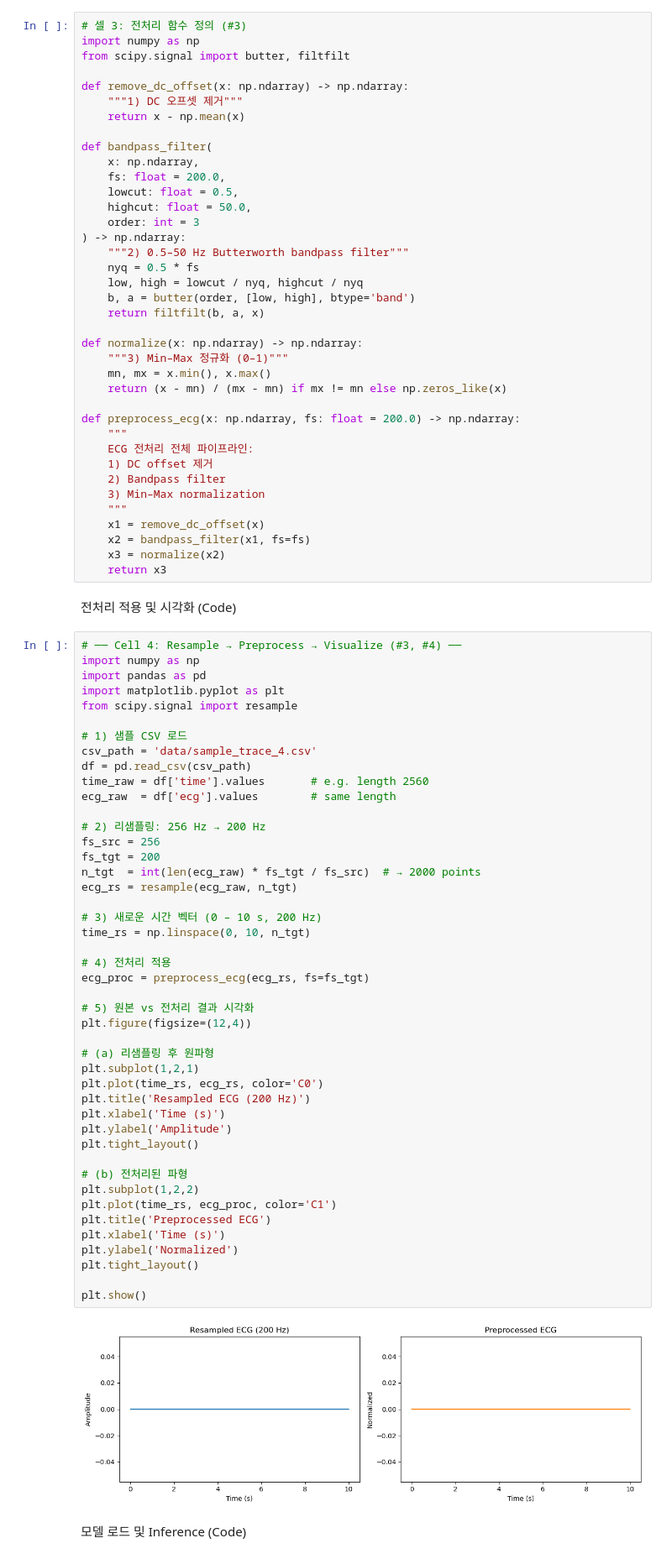
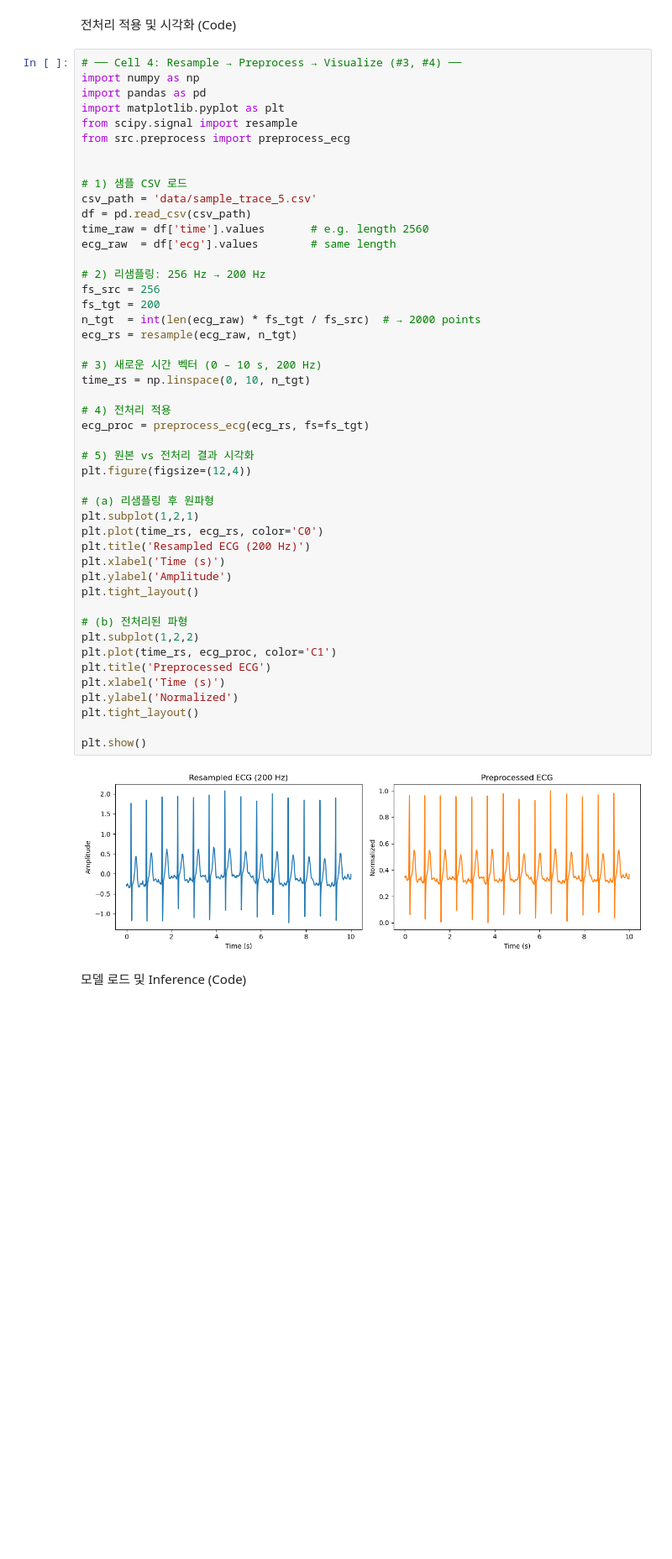
Before and after one commit to dr-you-group/PROPHECG-Age-Single, a Jupyter notebook: notebooks/main.ipynb, the cells around one changed output. Shown at 84% size. Saved outputs shown, nothing was run; the diff lists cells and outputs as text; blank space fills up the shorter version.

Commit message:
feat: add preprocess script, sample data, notebooks, inference flow

```diff
--- a/notebooks/main.ipynb
+++ b/notebooks/main.ipynb
@@ -44,41 +42,3 @@ plt.show()
-# %%
-# 셀 3: 전처리 함수 정의 (#3)
-import numpy as np
-from scipy.signal import butter, filtfilt
-
-def remove_dc_offset(x: np.ndarray) -> np.ndarray:
-    """1) DC 오프셋 제거"""
-    return x - np.mean(x)
-
-def bandpass_filter(
-    x: np.ndarray,
-    fs: float = 200.0,
-    lowcut: float = 0.5,
-    highcut: float = 50.0,
-    order: int = 3
-) -> np.ndarray:
-    """2) 0.5–50 Hz Butterworth bandpass filter"""
-    nyq = 0.5 * fs
-    low, high = lowcut / nyq, highcut / nyq
-    b, a = butter(order, [low, high], btype='band')
-    return filtfilt(b, a, x)
-
-def normalize(x: np.ndarray) -> np.ndarray:
-    """3) Min–Max 정규화 (0–1)"""
-    mn, mx = x.min(), x.max()
-    return (x - mn) / (mx - mn) if mx != mn else np.zeros_like(x)
-
-def preprocess_ecg(x: np.ndarray, fs: float = 200.0) -> np.ndarray:
-    """
-    ECG 전처리 전체 파이프라인:
-    1) DC offset 제거
-    2) Bandpass filter
-    3) Min–Max normalization
-    """
-    x1 = remove_dc_offset(x)
-    x2 = bandpass_filter(x1, fs=fs)
-    x3 = normalize(x2)
-    return x3
 # %% [markdown]
 전처리 적용 및 시각화 (Code)
 # %%
@@ -87,9 +47,11 @@ import numpy as np
 import pandas as pd
 import matplotlib.pyplot as plt
 from scipy.signal import resample
+from src.preprocess import preprocess_ecg
+
 
 # 1) 샘플 CSV 로드
-csv_path = 'data/sample_trace_4.csv'
+csv_path = 'data/sample_trace_5.csv'
 df = pd.read_csv(csv_path)
 time_raw = df['time'].values       # e.g. length 2560
 ecg_raw  = df['ecg'].values        # same length
@@ -100,34 +62,34 @@ fs_tgt = 200
 n_tgt  = int(len(ecg_raw) * fs_tgt / fs_src)  # → 2000 points
 ecg_rs = resample(ecg_raw, n_tgt)
 
 # 3) 새로운 시간 벡터 (0 – 10 s, 200 Hz)
 time_rs = np.linspace(0, 10, n_tgt)
 
 # 4) 전처리 적용
 ecg_proc = preprocess_ecg(ecg_rs, fs=fs_tgt)
 
 # 5) 원본 vs 전처리 결과 시각화
 plt.figure(figsize=(12,4))
 
 # (a) 리샘플링 후 원파형
 plt.subplot(1,2,1)
 plt.plot(time_rs, ecg_rs, color='C0')
 plt.title('Resampled ECG (200 Hz)')
 plt.xlabel('Time (s)')
 plt.ylabel('Amplitude')
 plt.tight_layout()
 
 # (b) 전처리된 파형
 plt.subplot(1,2,2)
 plt.plot(time_rs, ecg_proc, color='C1')
 plt.title('Preprocessed ECG')
 plt.xlabel('Time (s)')
 plt.ylabel('Normalized')
 plt.tight_layout()
 
 plt.show()
 # %% [output]
-[figure, old version]
+[figure, new version]
 # %% [markdown]
 모델 로드 및 Inference (Code)
 # %%
```
Also changed, not shown: parts of 1 cell of this notebook, 1 other file.
